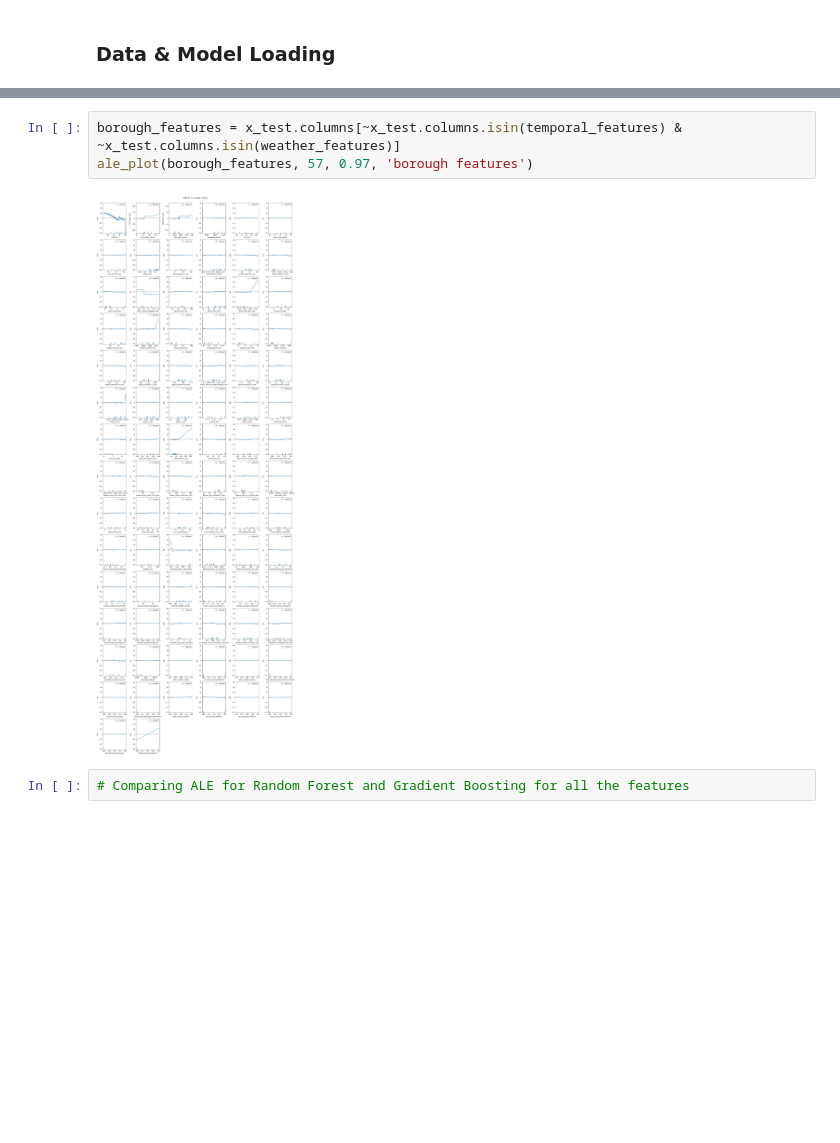
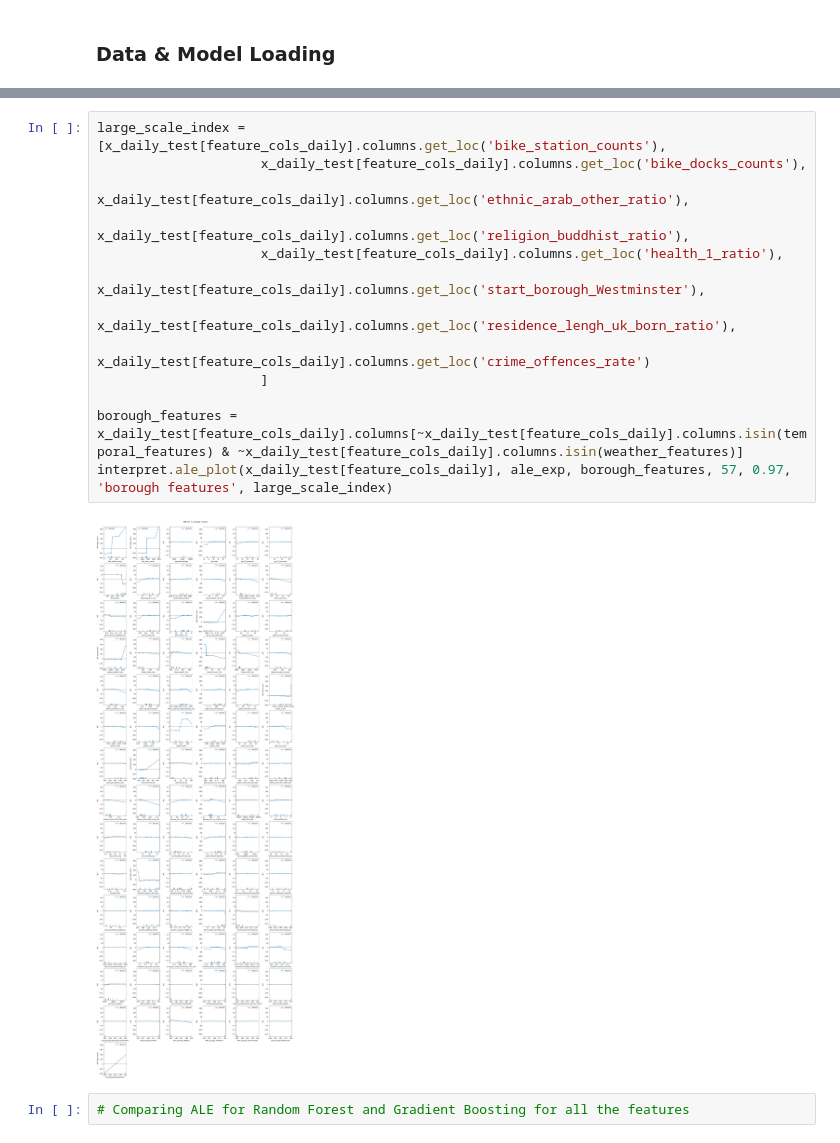
Before and after one commit to tabeaeggler/UrbanMobility, a Jupyter notebook: notebooks/08_feature_attribution_trees.ipynb, the cells around one changed output, grey strips where cells are left out. Drawn from its saved outputs; the diff is of its cells as text; blank space fills up the shorter version.

```diff
--- a/notebooks/08_feature_attribution_trees.ipynb
+++ b/notebooks/08_feature_attribution_trees.ipynb
@@ -135,8 +84,18 @@ ale_plot(weather_features, 8, 0.92, 'weather features')
-# %%
-borough_features = x_test.columns[~x_test.columns.isin(temporal_features) & ~x_test.columns.isin(weather_features)]
-ale_plot(borough_features, 57, 0.97, 'borough features')
-# %% [output]
-[figure, removed]
+# %%
+large_scale_index = [x_daily_test[feature_cols_daily].columns.get_loc('bike_station_counts'),
+                     x_daily_test[feature_cols_daily].columns.get_loc('bike_docks_counts'),
+                     x_daily_test[feature_cols_daily].columns.get_loc('ethnic_arab_other_ratio'),
+                     x_daily_test[feature_cols_daily].columns.get_loc('religion_buddhist_ratio'),
+                     x_daily_test[feature_cols_daily].columns.get_loc('health_1_ratio'),
+                     x_daily_test[feature_cols_daily].columns.get_loc('start_borough_Westminster'),
+                     x_daily_test[feature_cols_daily].columns.get_loc('residence_lengh_uk_born_ratio'),
+                     x_daily_test[feature_cols_daily].columns.get_loc('crime_offences_rate')
+                     ]
+
+borough_features = x_daily_test[feature_cols_daily].columns[~x_daily_test[feature_cols_daily].columns.isin(temporal_features) & ~x_daily_test[feature_cols_daily].columns.isin(weather_features)]
+interpret.ale_plot(x_daily_test[feature_cols_daily], ale_exp, borough_features, 57, 0.97, 'borough features', large_scale_index)
+# %% [output]
+[figure, added]
 # %%
 # Comparing ALE for Random Forest and Gradient Boosting for all the features
 # %% [markdown]
```
Also changed, not shown: parts of 29 cells of this notebook, 5 other files.
